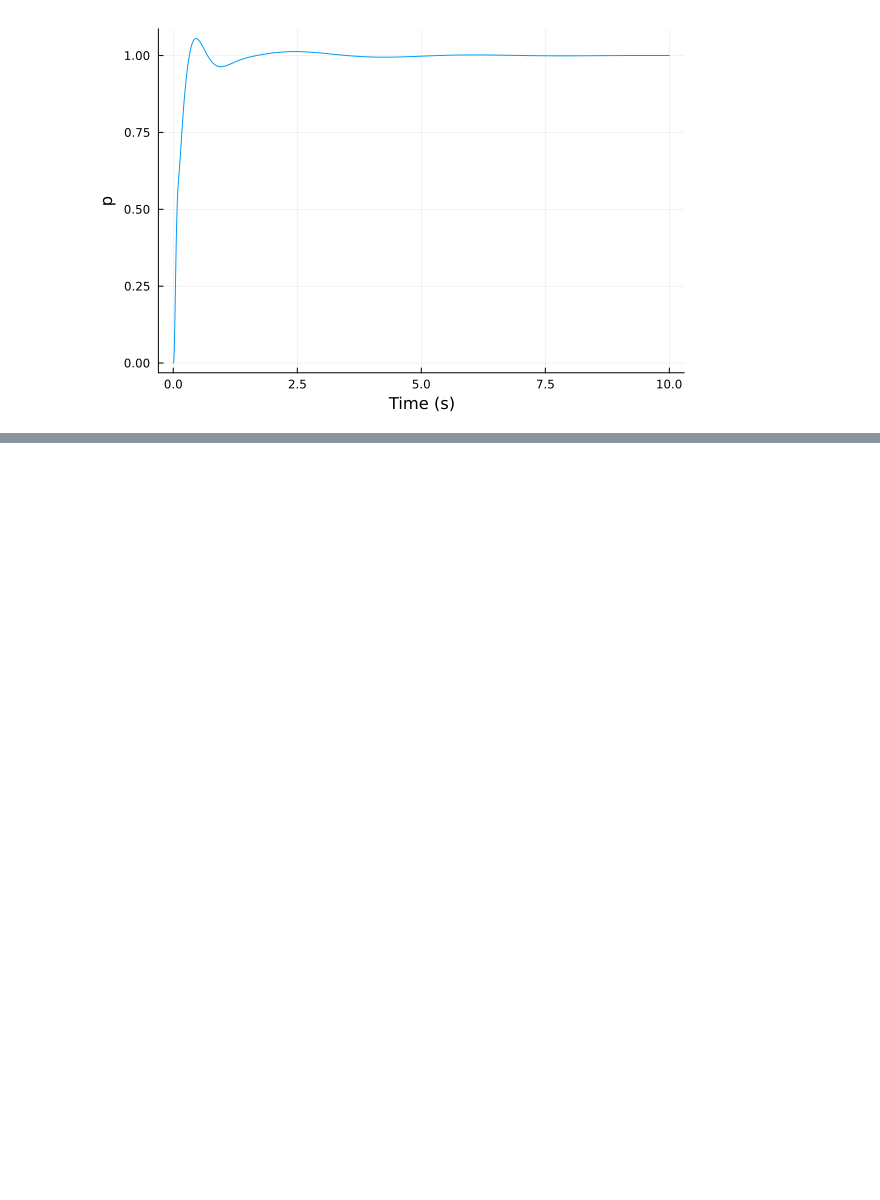
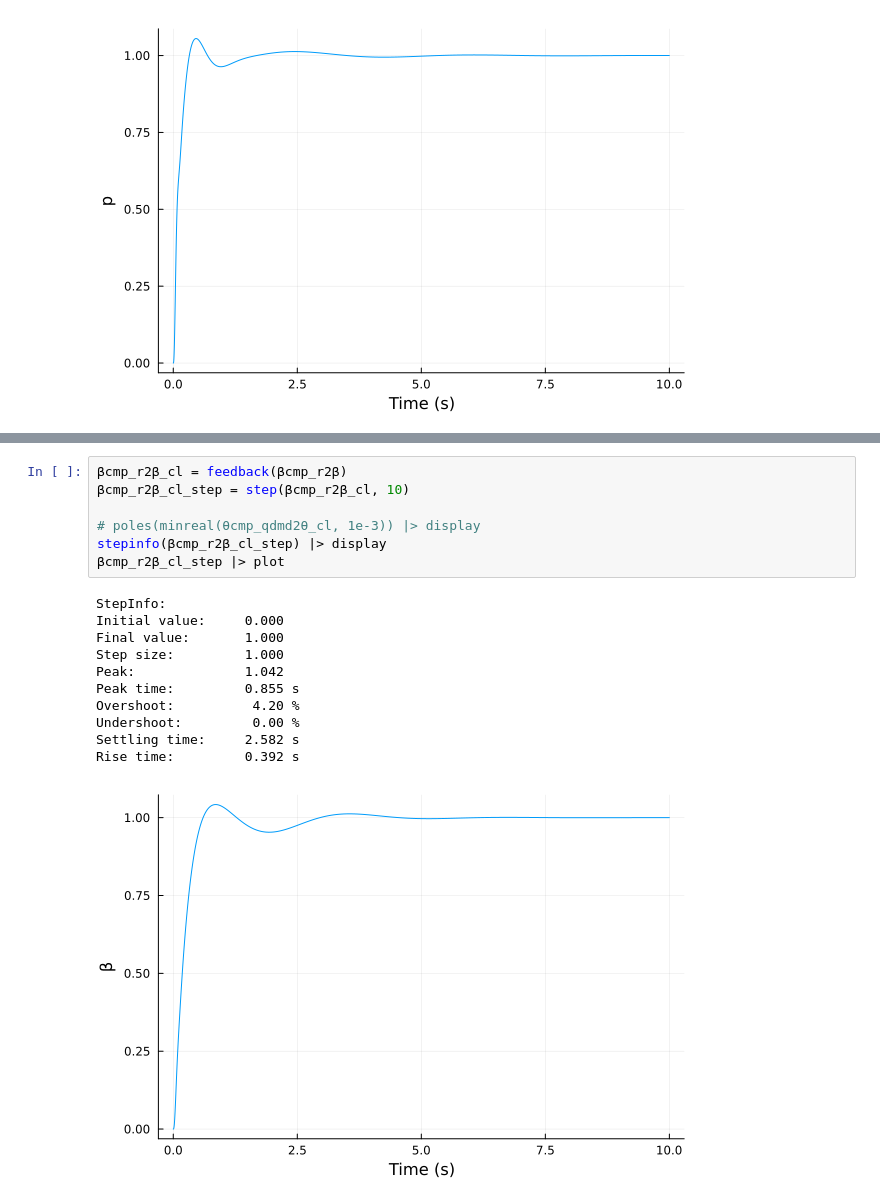
Before and after one commit to e271828e/Flight.jl, a Jupyter notebook: src/aircraft/c172/c172fbw/design/fbw_lat.ipynb, the cells around one changed output, grey strips where cells are left out. Saved outputs shown, nothing was run; the diff lists cells and outputs as text; blank space fills up the shorter version.

```diff
--- a/src/aircraft/c172/c172fbw/design/fbw_lat.ipynb
+++ b/src/aircraft/c172/c172fbw/design/fbw_lat.ipynb
@@ -194,0 +300,19 @@ With state  names: pcmpx1##feedback#342 pcmpx2##feedback#342 p##feedback#342 r##
+# %%
+βcmp_r2β_cl = feedback(βcmp_r2β)
+βcmp_r2β_cl_step = step(βcmp_r2β_cl, 10)
+
+# poles(minreal(θcmp_qdmd2θ_cl, 1e-3)) |> display
+stepinfo(βcmp_r2β_cl_step) |> display
+βcmp_r2β_cl_step |> plot
+# %% [output]
+StepInfo:
+Initial value:     0.000
+Final value:       1.000
+Step size:         1.000
+Peak:              1.042
+Peak time:         0.855 s
+Overshoot:          4.20 %
+Undershoot:         0.00 %
+Settling time:     2.582 s
+Rise time:         0.392 s
+[figure, added]
```
Also changed, not shown: parts of 12 cells of this notebook, 3 other files.
